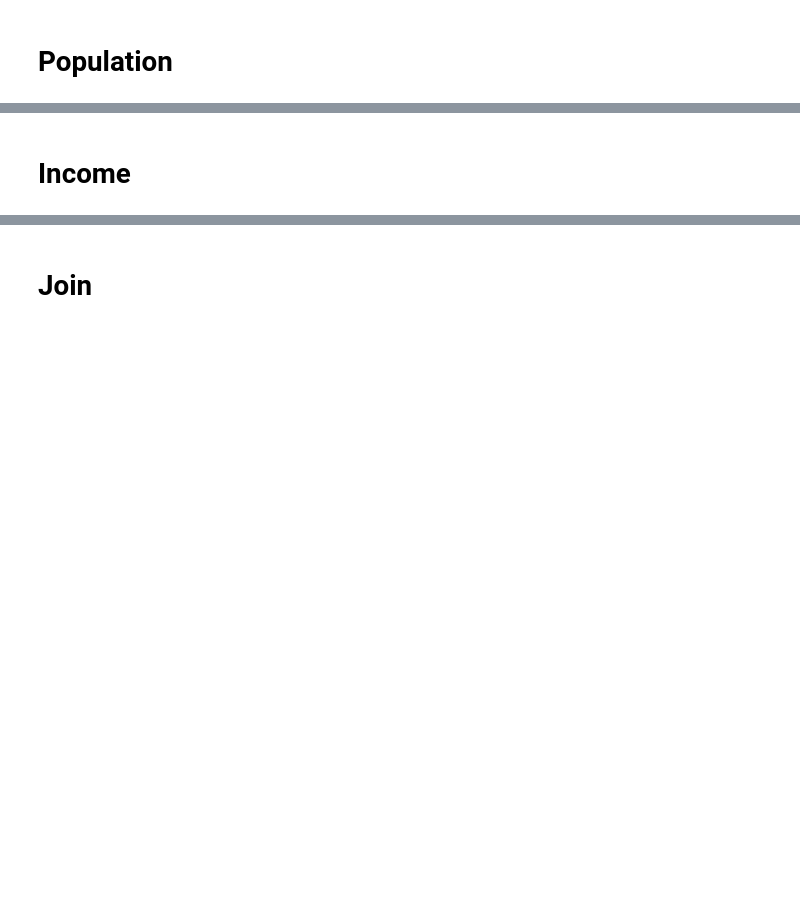
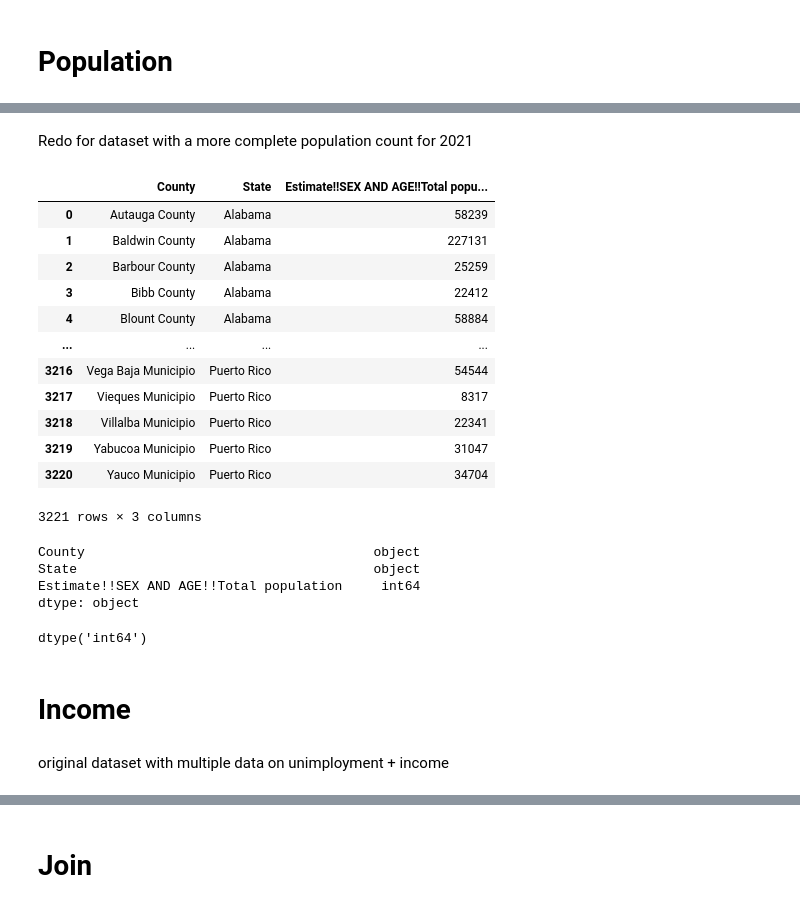
Before and after one commit to elizrgrs/powersystemspublichealth, a Jupyter notebook: dataprocessing/plotting_chris.ipynb, the cells around one changed output, grey strips where cells are left out. Drawn from its saved outputs; the diff is of its cells as text; code cells hidden in the pictures; blank space fills up the shorter version.

Commit message:
added more comprehensive equity datasets + incorportated them into graphing code

```diff
--- a/dataprocessing/plotting_chris.ipynb
+++ b/dataprocessing/plotting_chris.ipynb
@@ -44,15 +46,33 @@ NE_outcomes_dir = 'NewEnglandSpecificOutcomes'
 # data sets
 population = pd.read_csv(os.path.join(equity_data_dir, "PopulationEstimates.csv"))
 poverty = pd.read_csv(os.path.join(equity_data_dir, "Poverty2023.csv"))
+# includes income data, from USDA
 unemployment = pd.read_csv(os.path.join(equity_data_dir, "UnemploymentAndIncome2023.csv"))
+#ACS income data that chris sent in the discord
+income_complete = pd.read_csv(os.path.join(equity_data_dir, "ACSPopulation.csv"),
+    skiprows=(1))
+
+pop_complete = pd.read_csv(os.path.join(equity_data_dir, "ACSDP5Y2021.DP05-Data.csv"),
+    skiprows=(1))
+
 
 # cobra outcomes
 highhealth = pd.read_csv(
     os.path.join(NE_outcomes_dir, "Fall116highhealthGeneratorOutcome.csv"),
     skiprows=(1,3110))
-lowhealth = pd.read_csv(os.path.join(NE_outcomes_dir, "Fall116lowhealthGeneratorOutcome.csv"))
-carbon = pd.read_csv(os.path.join(NE_outcomes_dir, "Fall116CarbonEmissionsOutcome.csv"))
-mixedhigh = pd.read_csv(os.path.join(NE_outcomes_dir, "Fall116mixhighGeneratorOutcome.csv"))
-mixedlow = pd.read_csv(os.path.join(NE_outcomes_dir, "Fall116mixlowGeneratorOutcome.csv"))
-original = pd.read_csv(os.path.join(NE_outcomes_dir, "Fall116OriginalCostGeneratorOutcome.csv"))
+lowhealth = pd.read_csv(
+    os.path.join(NE_outcomes_dir, "Fall116lowhealthGeneratorOutcome.csv"),
+    skiprows=(1,3110))
+
+carbon = pd.read_csv(
+    os.path.join(NE_outcomes_dir, "Fall116CarbonEmissionsOutcome.csv"),
+    skiprows=(1,3110))
+mixedhigh = pd.read_csv(
+    os.path.join(NE_outcomes_dir, "Fall116mixhighGeneratorOutcome.csv"),
+    skiprows=(1,3110))
+mixedlow = pd.read_csv(
+    os.path.join(NE_outcomes_dir, "Fall116mixlowGeneratorOutcome.csv"),
+    skiprows=(1,3110))
+original = pd.read_csv(os.path.join(NE_outcomes_dir, "Fall116OriginalCostGeneratorOutcome.csv"),
+    skiprows=(1,3110))
 # %%
@@ -101,0 +183,34 @@ NE_population = NE_population.set_index(['State', 'County']).sort_index()['Popul
+# %% [markdown]
+Redo for dataset with a more complete population count for 2021
+# %%
+# Estimate!!SEX AND AGE!!Total population
+# Extract the county and state into new columns
+pop_complete[['County', 'State']] = income_complete["Geographic Area Name"].str.split(r', ', expand=True)
+
+# Remove the original column and rearrange the order
+pop_complete = pop_complete.drop("Geographic Area Name", axis=1)
+pop_complete = pop_complete[['County', 'State', 'Estimate!!SEX AND AGE!!Total population']]
+
+pop_complete
+# %% [output]
+|  | County | State | Estimate!!SEX AND AGE!!Total popu... |
+| 0 | Autauga County | Alabama | 58239 |
+| 1 | Baldwin County | Alabama | 227131 |
+| 2 | Barbour County | Alabama | 25259 |
+| 3 | Bibb County | Alabama | 22412 |
+| 4 | Blount County | Alabama | 58884 |
+| ... | ... | ... | ... |
+| 3216 | Vega Baja Municipio | Puerto Rico | 54544 |
+| 3217 | Vieques Municipio | Puerto Rico | 8317 |
+| 3218 | Villalba Municipio | Puerto Rico | 22341 |
+| 3219 | Yabucoa Municipio | Puerto Rico | 31047 |
+| 3220 | Yauco Municipio | Puerto Rico | 34704 |
+3221 rows × 3 columns
+# %%
+with pd.option_context('display.max_rows', None, 'display.max_columns', None):
+    display(pop_complete.dtypes)
+# %% [output]
+County                                     object
+State                                      object
+Estimate!!SEX AND AGE!!Total population     int64
+dtype: object
@@ -102,5 +242,13 @@ NE_population = NE_population.set_index(['State', 'County']).sort_index()['Popul
+# %%
+NE_pop_comp
+with pd.option_context('display.max_rows', None, 'display.max_columns', None):
+    display(NE_pop_comp.dtypes)
+# %% [output]
+dtype('int64')
 # %% [markdown]
 # Income
+# %% [markdown]
+original dataset with multiple data on unimployment + income
 # %%
 NE_income_mask = unemployment['State'].isin(NE_state_abbrv_to_state.keys())
 
```
Also changed, not shown: parts of 15 cells of this notebook, 4 other files.
